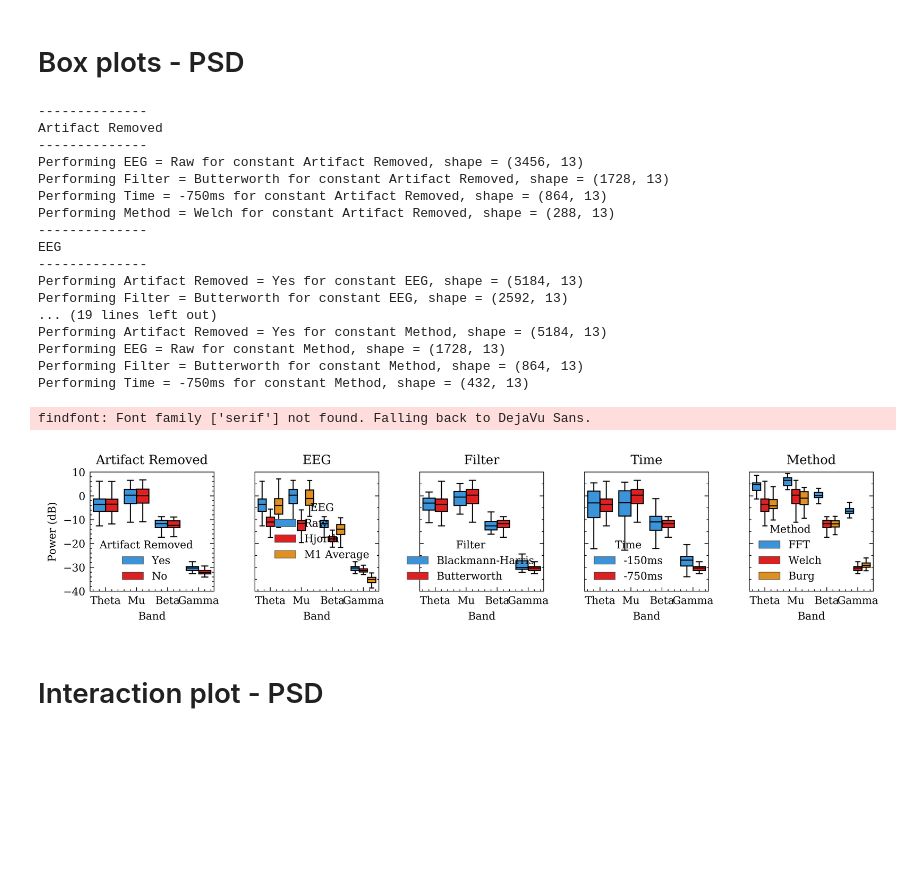
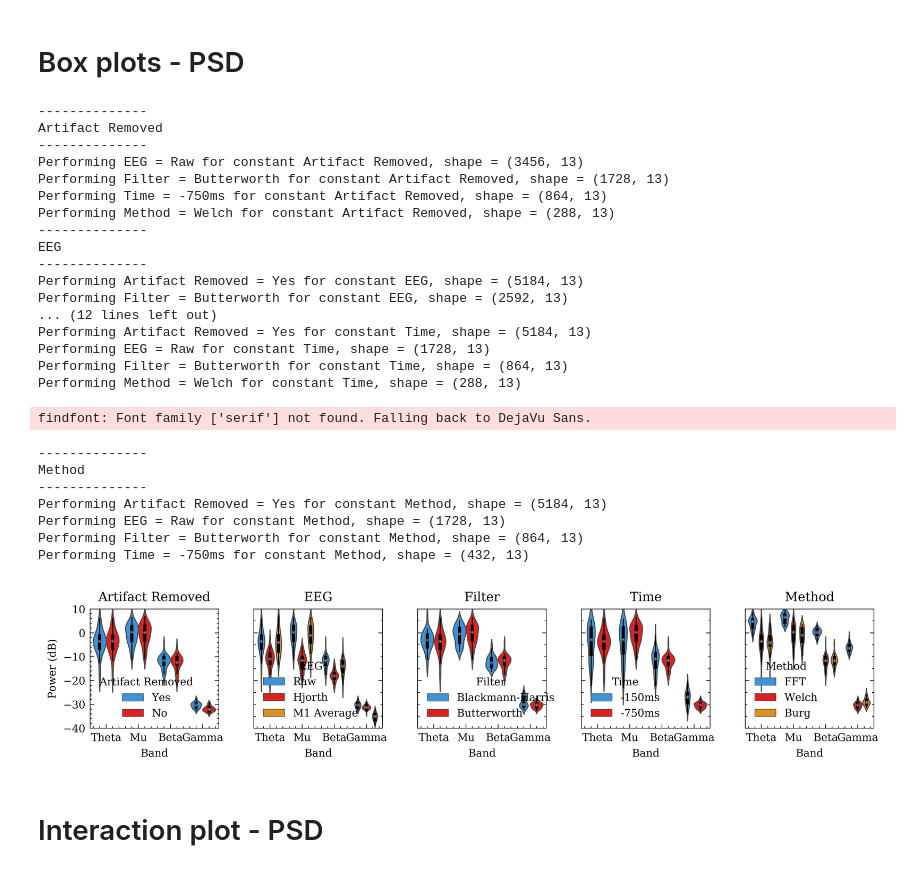
Before and after one commit to alamkanak/EEG-Correlation, a Jupyter notebook: 168-d2-plot.ipynb, the cells around one changed output. Drawn from its saved outputs; the diff is of its cells as text; code cells hidden in the pictures; blank space fills up the shorter version.

```diff
--- a/168-d2-plot.ipynb
+++ b/168-d2-plot.ipynb
@@ -144,27 +144,35 @@ Performing Time = -750ms for constant Method, shape = (138, 13)
 # Box plots - PSD
 # %%
 df_subject = df_power[df_power['sub'] == df_power['sub'].unique()[10]]
-eegplot.power_box_plot(df_subject, def_values_power, hue_order_power, y_lim=[-40, 10], y_ticks=[-40, -30, -20, -10, 0, 10], show_legend=True)
+# eegplot.power_box_plot(df_subject, def_values_power, hue_order_power, y_lim=[-40, 10], y_ticks=[-40, -30, -20, -10, 0, 10], show_legend=True)
+eegplot.power_violin_plot(df_subject, def_values_power, hue_order_power, y_lim=[-40, 10], y_ticks=[-40, -30, -20, -10, 0, 10], show_legend=True)
 # %% [output]
 --------------
 Artifact Removed
 --------------
 Performing EEG = Raw for constant Artifact Removed, shape = (3456, 13)
 Performing Filter = Butterworth for constant Artifact Removed, shape = (1728, 13)
 Performing Time = -750ms for constant Artifact Removed, shape = (864, 13)
 Performing Method = Welch for constant Artifact Removed, shape = (288, 13)
 --------------
 EEG
 --------------
 Performing Artifact Removed = Yes for constant EEG, shape = (5184, 13)
 Performing Filter = Butterworth for constant EEG, shape = (2592, 13)
-... (19 lines left out)
-Performing Artifact Removed = Yes for constant Method, shape = (5184, 13)
-Performing EEG = Raw for constant Method, shape = (1728, 13)
-Performing Filter = Butterworth for constant Method, shape = (864, 13)
-Performing Time = -750ms for constant Method, shape = (432, 13)
+... (12 lines left out)
+Performing Artifact Removed = Yes for constant Time, shape = (5184, 13)
+Performing EEG = Raw for constant Time, shape = (1728, 13)
+Performing Filter = Butterworth for constant Time, shape = (864, 13)
+Performing Method = Welch for constant Time, shape = (288, 13)
 findfont: Font family ['serif'] not found. Falling back to DejaVu Sans.
+--------------
+Method
+--------------
+Performing Artifact Removed = Yes for constant Method, shape = (5184, 13)
+Performing EEG = Raw for constant Method, shape = (1728, 13)
+Performing Filter = Butterworth for constant Method, shape = (864, 13)
+Performing Time = -750ms for constant Method, shape = (432, 13)
-[figure, old version]
+[figure, new version]
 # %% [markdown]
 # Interaction plot - PSD
 # %%
```
Also changed, not shown: parts of 1 cell of this notebook, 5 other files.
